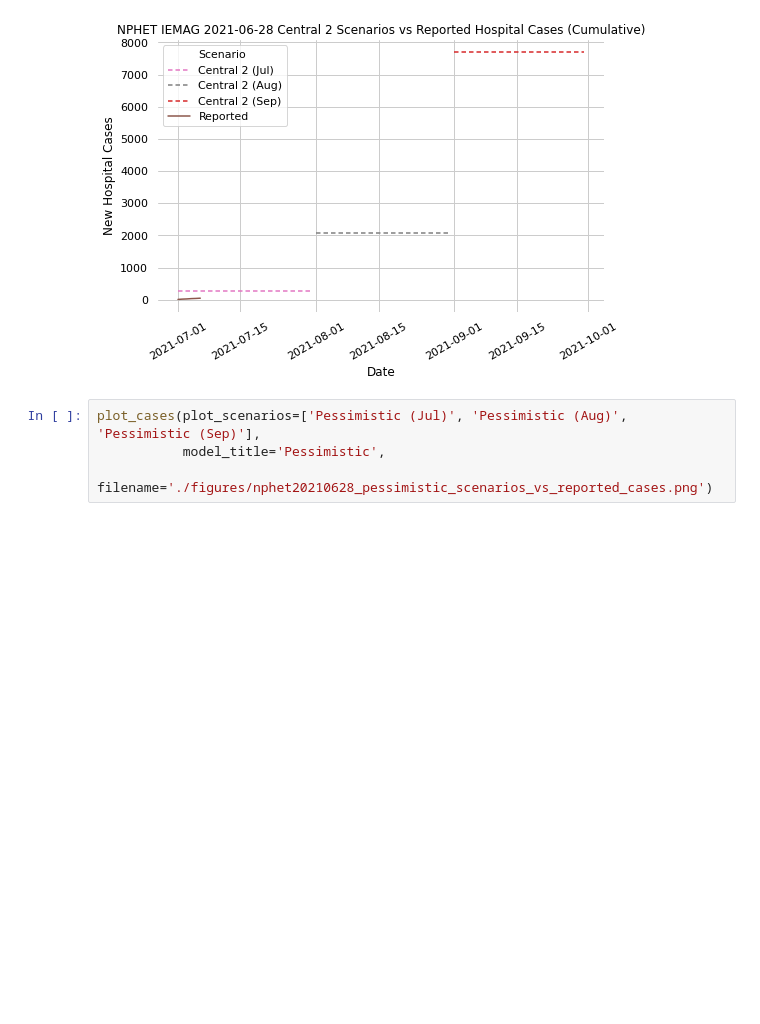
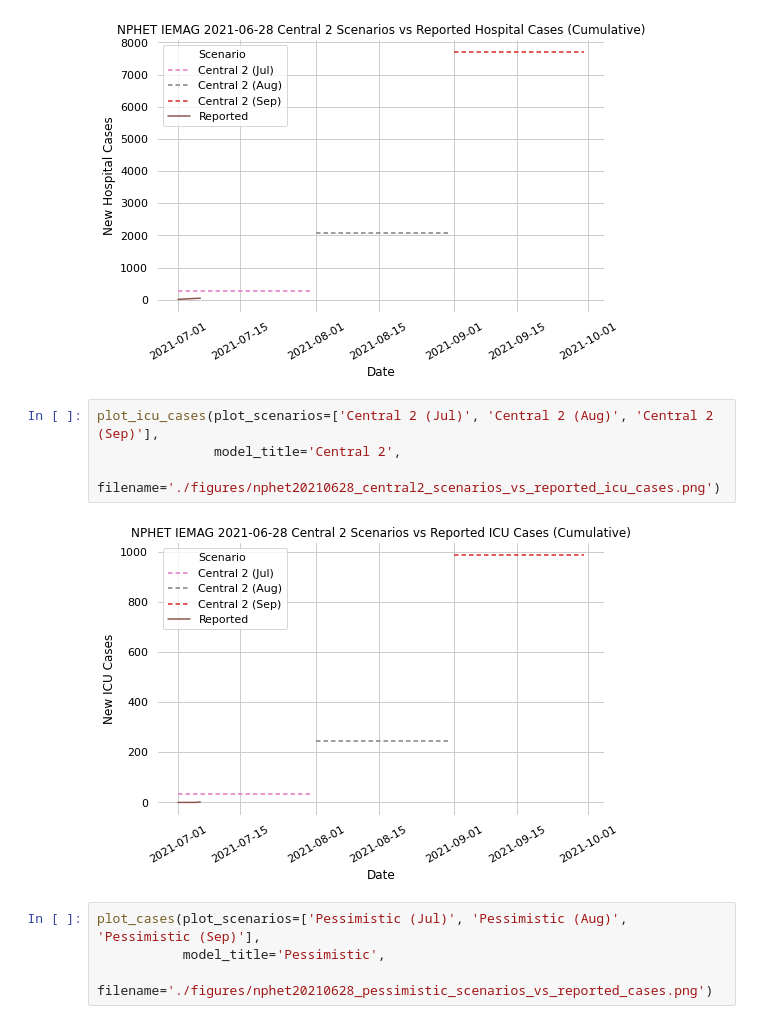
Before and after one commit to derekocallaghan/covid19data, a Jupyter notebook: notebooks/NPHET IEMAG 2021-06-28 Model Scenario Projections vs Reported Data.ipynb, the cells around one changed output. Drawn from its saved outputs; the diff is of its cells as text; blank space fills up the shorter version.

```diff
--- a/notebooks/NPHET IEMAG 2021-06-28 Model Scenario Projections vs Reported Data.ipynb
+++ b/notebooks/NPHET IEMAG 2021-06-28 Model Scenario Projections vs Reported Data.ipynb
@@ -173,6 +205,12 @@ plot_hospital_cases(plot_scenarios=['Central 2 (Jul)', 'Central 2 (Aug)', 'Centr
                     filename='./figures/nphet20210628_central2_scenarios_vs_reported_hospital_cases.png')
 # %% [output]
 [figure]
+# %%
+plot_icu_cases(plot_scenarios=['Central 2 (Jul)', 'Central 2 (Aug)', 'Central 2 (Sep)'],
+               model_title='Central 2',
+               filename='./figures/nphet20210628_central2_scenarios_vs_reported_icu_cases.png')
+# %% [output]
+[figure, added]
 # %%
 plot_cases(plot_scenarios=['Pessimistic (Jul)', 'Pessimistic (Aug)', 'Pessimistic (Sep)'],
            model_title='Pessimistic',
```
Also changed, not shown: parts of 12 cells of this notebook, 2 other files.
